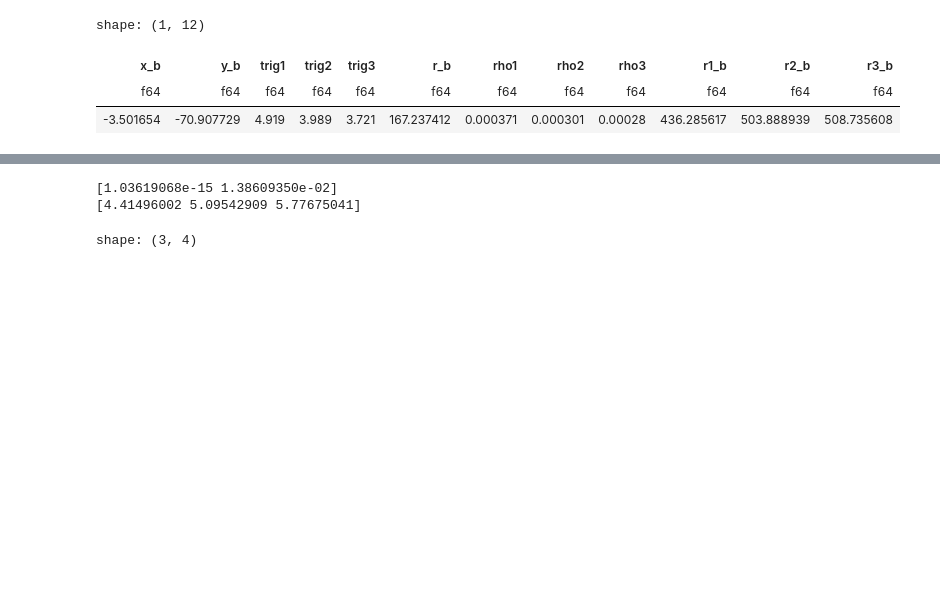
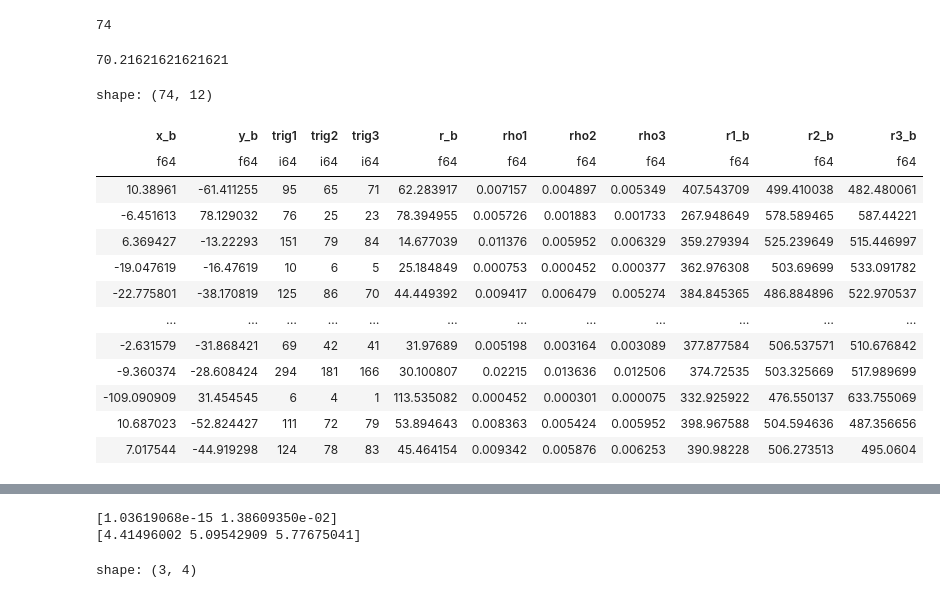
Before and after one commit to lucas-orfei/mestrado, a Jupyter notebook: array_3det.ipynb, the cells around one changed output, grey strips where cells are left out. Drawn from its saved outputs; the diff is of its cells as text; code cells hidden in the pictures; blank space fills up the shorter version.

```diff
--- a/array_3det.ipynb
+++ b/array_3det.ipynb
@@ -9,7 +9,7 @@ from scipy.optimize import curve_fit
 import re
 import math
 # %%
-caminho_arquivo = "tratados_3det/iron/iron1E15"
+caminho_arquivo = "tratados_3det/oxygen/oxygen3.16E15"
 
 def processar_arquivo(nome_arquivo):
     # Listas para armazenar as detecções por tipo de partícula e por detector
@@ -100,11 +118,11 @@ r3 = (x3[0]**2+x3[1]**2)**0.5
 
 
 # Total de partículas em cada tanque
-trig1 = dados_processados['total_por_detector']['TRIG1']
-trig2 = dados_processados['total_por_detector']['TRIG2']
-trig3 = dados_processados['total_por_detector']['TRIG3']
+trig1_total = dados_processados['total_por_detector']['TRIG1']
+trig2_total = dados_processados['total_por_detector']['TRIG2']
+trig3_total = dados_processados['total_por_detector']['TRIG3']
 
-print(trig1,'\n',
-      trig2,'\n',
-      trig3)
+print(trig1_total,'\n',
+      trig2_total,'\n',
+      trig3_total)
 # %% [output]
@@ -113,0 +132,13 @@ print(trig1,'\n',
+# %%
+# Triangulação
+
+triangulacao = [
+    (a, b, c) for a, b, c in zip(trig1_total, trig2_total, trig3_total) if a != 0 and b != 0 and c != 0
+]
+
+trig1, trig2, trig3 = zip(*triangulacao) if triangulacao else ([], [], [])
+
+
+print(trig1,'\n',
+      trig2,'\n',
+      trig3)
@@ -114,3 +149,13 @@ print(trig1,'\n',
+# %%
+len(trig1)
+# %% [output]
+74
+# %%
+import statistics
+statistics.mean(trig1)
+#np.mean(trig3)
+# %% [output]
+70.21621621621621
 # %%
 x_b = []
 y_b = []
@@ -130,36 +175,46 @@ for i in range(len(trig1)):
 data = {
     'x_b':x_b,
     'y_b':y_b,
     'trig1':trig1,
     'trig2':trig2,
     'trig3':trig3
 }
 
 df = pl.DataFrame(data, strict=False)
 
 df = df.with_columns(
     [
         ((df['x_b']**2+df['y_b']**2)**0.5).alias('r_b'),
         (pl.col('trig1')/(math.pi*65**2)).alias('rho1'),
         (pl.col('trig2')/(math.pi*65**2)).alias('rho2'),
         (pl.col('trig3')/(math.pi*65**2)).alias('rho3')
     ]
 )
 
 df = df.with_columns(
     [
         (((x1[0]-df['x_b'])**2 + (x1[1]-df['y_b'])**2)**0.5).alias('r1_b'),
         (((x2[0]-df['x_b'])**2 + (x2[1]-df['y_b'])**2)**0.5).alias('r2_b'),
         (((x3[0]-df['x_b'])**2 + (x3[1]-df['y_b'])**2)**0.5).alias('r3_b'),
     ]
 )
 
 
-
-df2 = df.mean()
-df2
+df
+#df2 = df.mean()
+#df2
 # %% [output]
-shape: (1, 12)
+shape: (74, 12)
 | x_b | y_b | trig1 | trig2 | trig3 | r_b | rho1 | rho2 | rho3 | r1_b | r2_b | r3_b |
-| f64 | f64 | f64 | f64 | f64 | f64 | f64 | f64 | f64 | f64 | f64 | f64 |
-| -3.501654 | -70.907729 | 4.919 | 3.989 | 3.721 | 167.237412 | 0.000371 | 0.000301 | 0.00028 | 436.285617 | 503.888939 | 508.735608 |
+| f64 | f64 | i64 | i64 | i64 | f64 | f64 | f64 | f64 | f64 | f64 | f64 |
+| 10.38961 | -61.411255 | 95 | 65 | 71 | 62.283917 | 0.007157 | 0.004897 | 0.005349 | 407.543709 | 499.410038 | 482.480061 |
+| -6.451613 | 78.129032 | 76 | 25 | 23 | 78.394955 | 0.005726 | 0.001883 | 0.001733 | 267.948649 | 578.589465 | 587.44221 |
+| 6.369427 | -13.22293 | 151 | 79 | 84 | 14.677039 | 0.011376 | 0.005952 | 0.006329 | 359.279394 | 525.239649 | 515.446997 |
+| -19.047619 | -16.47619 | 10 | 6 | 5 | 25.184849 | 0.000753 | 0.000452 | 0.000377 | 362.976308 | 503.69699 | 533.091782 |
+| -22.775801 | -38.170819 | 125 | 86 | 70 | 44.449392 | 0.009417 | 0.006479 | 0.005274 | 384.845365 | 486.884896 | 522.970537 |
+| … | … | … | … | … | … | … | … | … | … | … | … |
+| -2.631579 | -31.868421 | 69 | 42 | 41 | 31.97689 | 0.005198 | 0.003164 | 0.003089 | 377.877584 | 506.537571 | 510.676842 |
+| -9.360374 | -28.608424 | 294 | 181 | 166 | 30.100807 | 0.02215 | 0.013636 | 0.012506 | 374.72535 | 503.325669 | 517.989699 |
+| -109.090909 | 31.454545 | 6 | 4 | 1 | 113.535082 | 0.000452 | 0.000301 | 0.000075 | 332.925922 | 476.550137 | 633.755069 |
+| 10.687023 | -52.824427 | 111 | 72 | 79 | 53.894643 | 0.008363 | 0.005424 | 0.005952 | 398.967588 | 504.594636 | 487.356656 |
+| 7.017544 | -44.919298 | 124 | 78 | 83 | 45.464154 | 0.009342 | 0.005876 | 0.006253 | 390.98228 | 506.273513 | 495.0604 |
```
Also changed, not shown: parts of 13 cells of this notebook.
